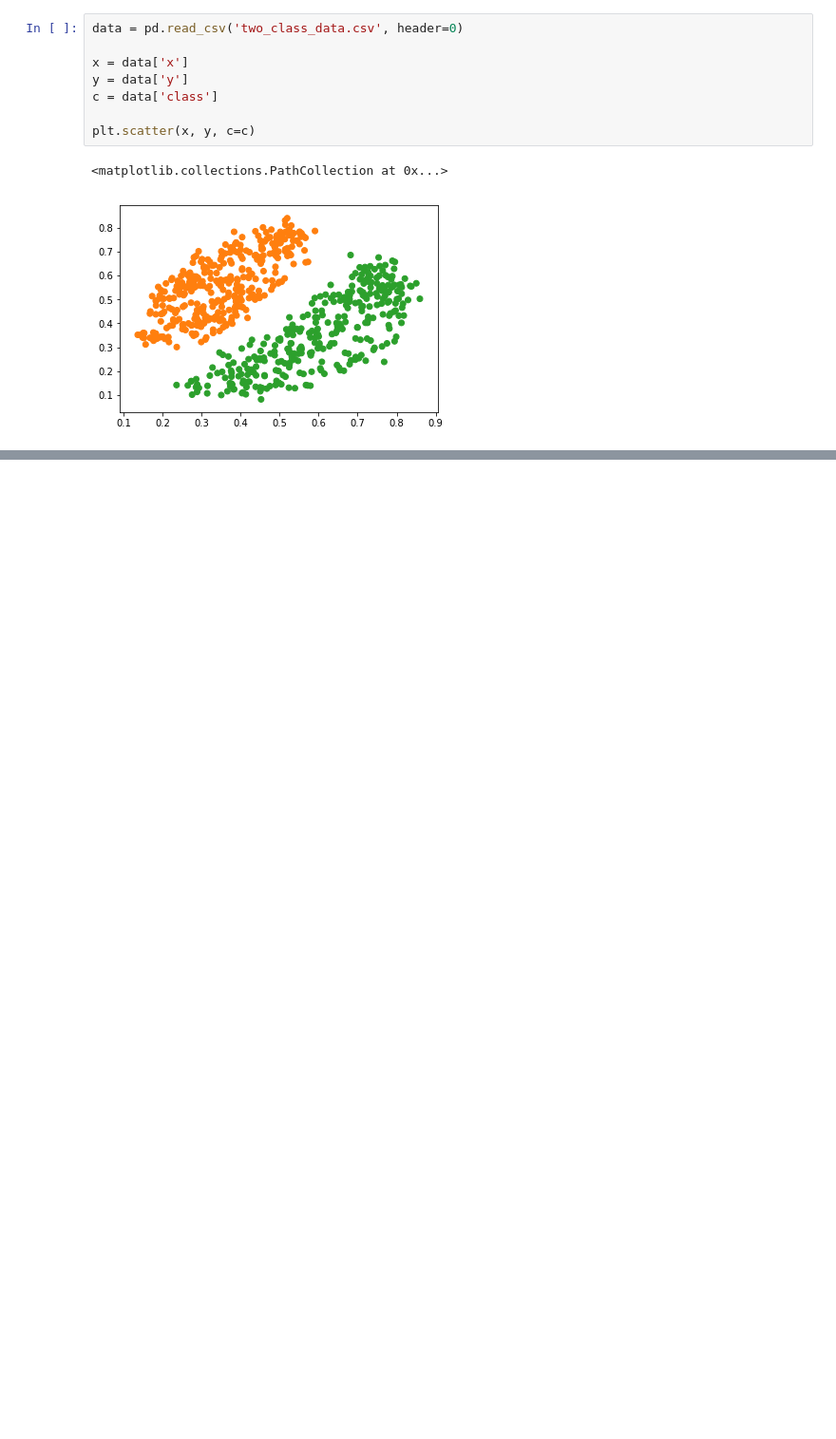
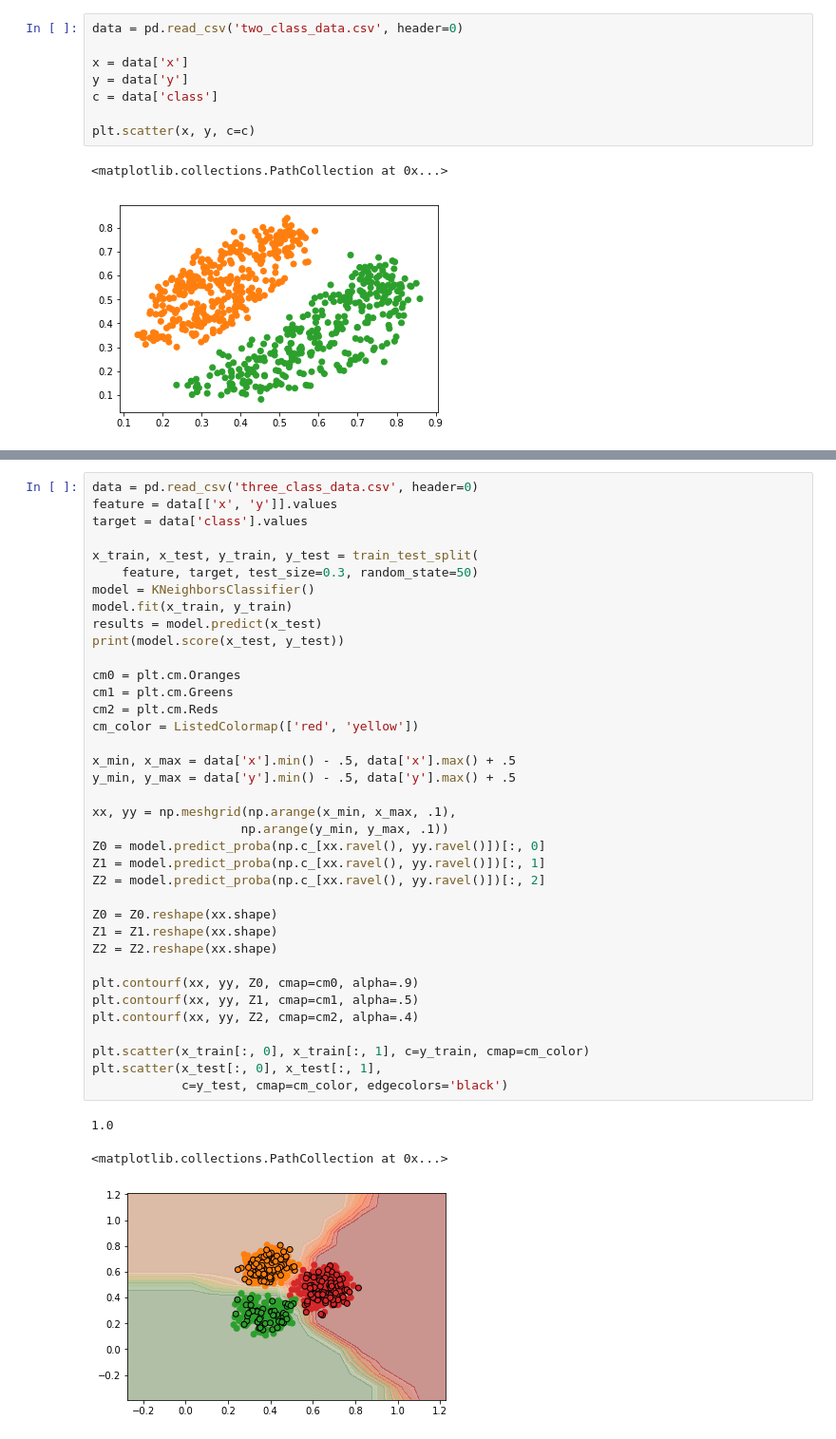
Before and after one commit to jlice/shiyanlou764, a Jupyter notebook: lab5/分类与预测.ipynb, the cells around one changed output, grey strips where cells are left out. Shown at 95% size. Saved outputs shown, nothing was run; the diff lists cells and outputs as text; blank space fills up the shorter version.

```diff
--- a/lab5/分类与预测.ipynb
+++ b/lab5/分类与预测.ipynb
@@ -40,0 +107,41 @@ print(model.score(x_test, y_test))
+# %%
+data = pd.read_csv('three_class_data.csv', header=0)
+feature = data[['x', 'y']].values
+target = data['class'].values
+
+x_train, x_test, y_train, y_test = train_test_split(
+    feature, target, test_size=0.3, random_state=50)
+model = KNeighborsClassifier()
+model.fit(x_train, y_train)
+results = model.predict(x_test)
+print(model.score(x_test, y_test))
+
+cm0 = plt.cm.Oranges
+cm1 = plt.cm.Greens
+cm2 = plt.cm.Reds
+cm_color = ListedColormap(['red', 'yellow'])
+
+x_min, x_max = data['x'].min() - .5, data['x'].max() + .5
+y_min, y_max = data['y'].min() - .5, data['y'].max() + .5
+
+xx, yy = np.meshgrid(np.arange(x_min, x_max, .1),
+                    np.arange(y_min, y_max, .1))
+Z0 = model.predict_proba(np.c_[xx.ravel(), yy.ravel()])[:, 0]
+Z1 = model.predict_proba(np.c_[xx.ravel(), yy.ravel()])[:, 1]
+Z2 = model.predict_proba(np.c_[xx.ravel(), yy.ravel()])[:, 2]
+
+Z0 = Z0.reshape(xx.shape)
+Z1 = Z1.reshape(xx.shape)
+Z2 = Z2.reshape(xx.shape)
+
+plt.contourf(xx, yy, Z0, cmap=cm0, alpha=.9)
+plt.contourf(xx, yy, Z1, cmap=cm1, alpha=.5)
+plt.contourf(xx, yy, Z2, cmap=cm2, alpha=.4)
+
+plt.scatter(x_train[:, 0], x_train[:, 1], c=y_train, cmap=cm_color)
+plt.scatter(x_test[:, 0], x_test[:, 1],
+            c=y_test, cmap=cm_color, edgecolors='black')
+# %% [output]
+1.0
+<matplotlib.collections.PathCollection at 0x...>
+[figure, added]
```
Also changed, not shown: parts of 10 cells of this notebook.
